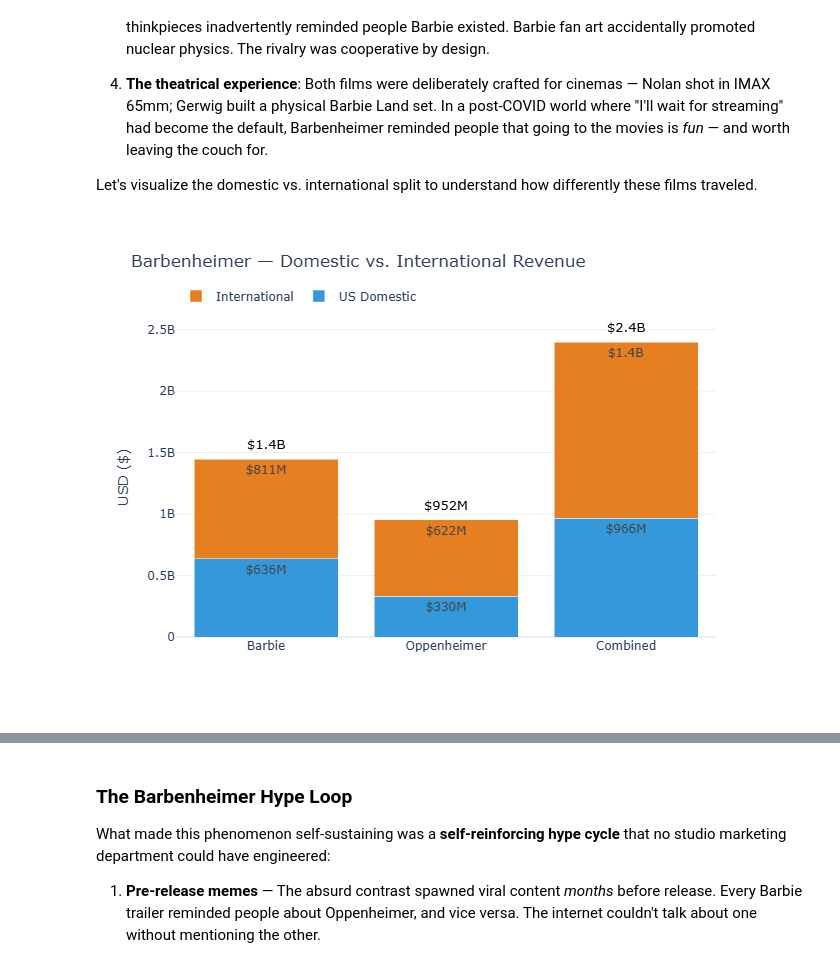
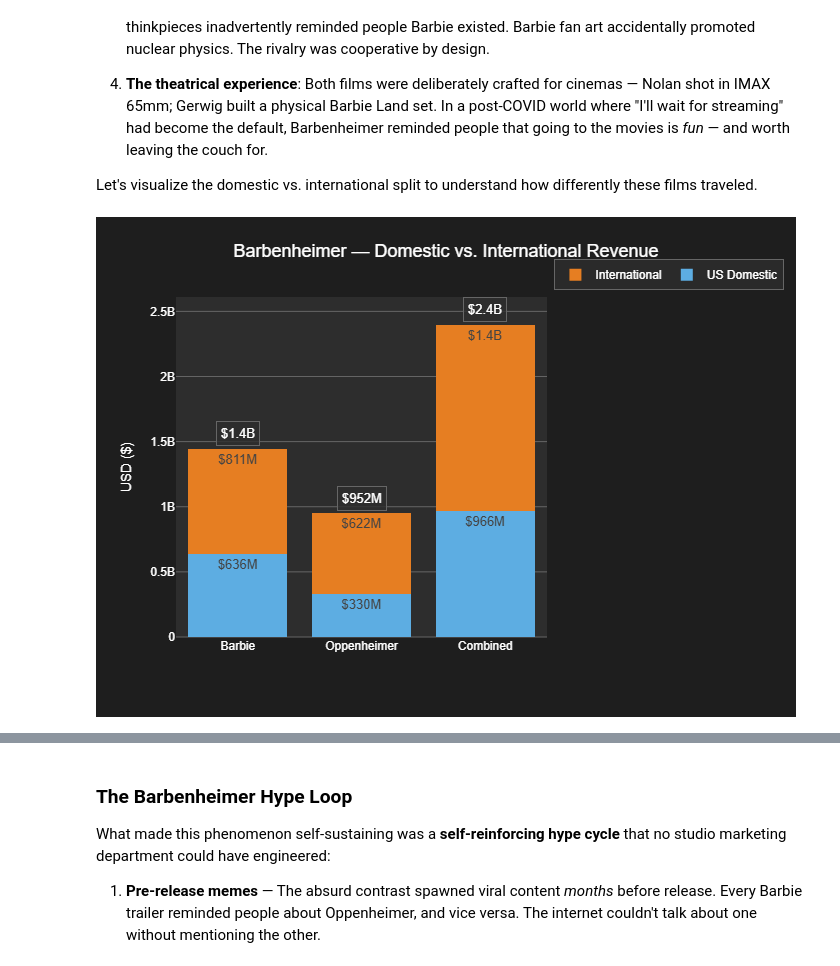
Before and after one commit to JustaKris/Are-You-Not-Entertained, a Jupyter notebook: notebooks/case_studies/02_barbenheimer.ipynb, the cells around one changed output, grey strips where cells are left out. Drawn from its saved outputs; the diff is of its cells as text; code cells hidden in the pictures.

```diff
--- a/notebooks/case_studies/02_barbenheimer.ipynb
+++ b/notebooks/case_studies/02_barbenheimer.ipynb
@@ -717,37 +712,37 @@ films = ["Barbie", "Oppenheimer", "Combined"]
 domestic = [barbie["us_box_office"], oppenheimer["us_box_office"],
             barbie["us_box_office"] + oppenheimer["us_box_office"]]
 international = [barbie["intl_box_office"], oppenheimer["intl_box_office"],
                  barbie["intl_box_office"] + oppenheimer["intl_box_office"]]
 
 fig.add_trace(go.Bar(
     x=films, y=domestic, name="US Domestic",
-    marker_color="#3498DB",
+    marker_color="#5DADE2",
     text=[fmt_millions(v) for v in domestic], textposition="inside",
 ))
 fig.add_trace(go.Bar(
     x=films, y=international, name="International",
     marker_color="#E67E22",
     text=[fmt_millions(v) for v in international], textposition="inside",
 ))
 
 # Annotate total on top
 totals = [barbie["revenue"], oppenheimer["revenue"], combined_revenue]
 for i, (film, total) in enumerate(zip(films, totals)):
     fig.add_annotation(
         x=film, y=total, text=fmt_millions(total),
         showarrow=False, yshift=15,
-        font=dict(size=13, color="black"),
+        font=dict(size=13, color="white"),
     )
 
 fig.update_layout(
     title="Barbenheimer — Domestic vs. International Revenue",
-    barmode="stack", template="plotly_white",
+    barmode="stack",
     yaxis_title="USD ($)", height=500,
     legend=dict(orientation="h", yanchor="bottom", y=1.02),
 )
 fig.show()
 # %% [output]
-[figure, old version]
+[figure, new version]
 # %%
 # Summer 2023 opening weekend context — how Barbenheimer compared to other summer releases
 summer_2023 = execute_custom_query("""
```
Also changed, not shown: parts of 12 cells of this notebook, 2 other files.
